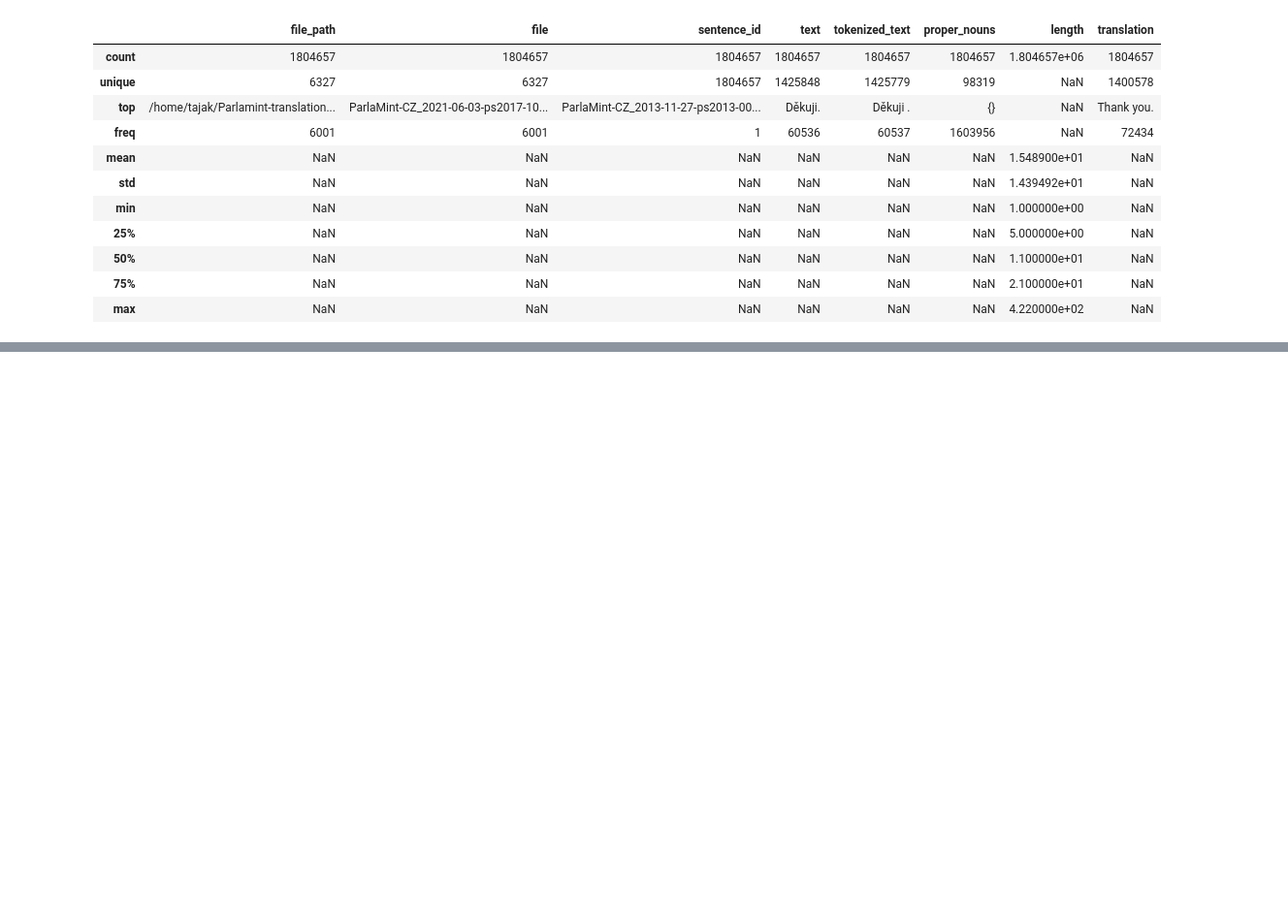
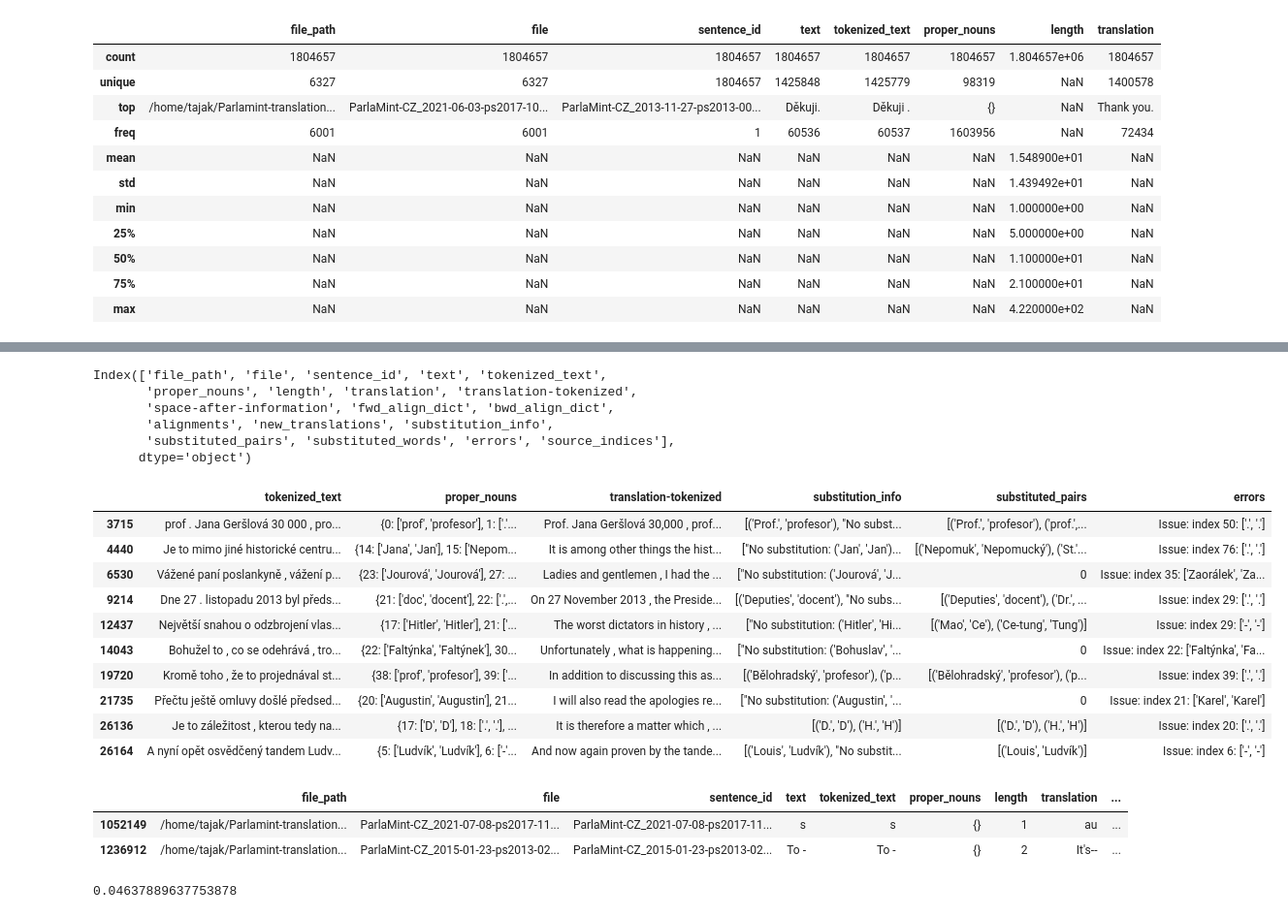
Before and after one commit to TajaKuzman/Parlamint-translation, a Jupyter notebook: analyse_results.ipynb, the cells around one changed output, grey strips where cells are left out. Shown: that part at 97% size. Cells and saved outputs as stored; diff of their text form; code cells hidden in the pictures; blank space fills up the shorter version.

```diff
--- a/analyse_results.ipynb
+++ b/analyse_results.ipynb
@@ -139,0 +157,37 @@ df.tail()
+# %%
+df.columns
+# %% [output]
+Index(['file_path', 'file', 'sentence_id', 'text', 'tokenized_text',
+       'proper_nouns', 'length', 'translation', 'translation-tokenized',
+       'space-after-information', 'fwd_align_dict', 'bwd_align_dict',
+       'alignments', 'new_translations', 'substitution_info',
+       'substituted_pairs', 'substituted_words', 'errors', 'source_indices'],
+      dtype='object')
+# %%
+# Check errors
+with pd.option_context('display.max_colwidth', None):
+	display(df[df["errors"] != "No"][['tokenized_text', 'proper_nouns', 'translation-tokenized', 'substitution_info',
+       'substituted_pairs','errors']][:10])
+# %% [output]
+|  | tokenized_text | proper_nouns | translation-tokenized | substitution_info | substituted_pairs | errors |
+| 3715 | prof . Jana Geršlová 30 000 , pro... | {0: ['prof', 'profesor'], 1: ['.'... | Prof. Jana Geršlová 30,000 , prof... | [('Prof.', 'profesor'), "No subst... | [('Prof.', 'profesor'), ('prof.',... | Issue: index 50: ['.', '.'] |
+| 4440 | Je to mimo jiné historické centru... | {14: ['Jana', 'Jan'], 15: ['Nepom... | It is among other things the hist... | ["No substitution: ('Jan', 'Jan')... | [('Nepomuk', 'Nepomucký'), ('St.'... | Issue: index 76: ['.', '.'] |
+| 6530 | Vážené paní poslankyně , vážení p... | {23: ['Jourová', 'Jourová'], 27: ... | Ladies and gentlemen , I had the ... | ["No substitution: ('Jourová', 'J... | 0 | Issue: index 35: ['Zaorálek', 'Za... |
+| 9214 | Dne 27 . listopadu 2013 byl předs... | {21: ['doc', 'docent'], 22: ['.',... | On 27 November 2013 , the Preside... | [('Deputies', 'docent'), "No subs... | [('Deputies', 'docent'), ('Dr.', ... | Issue: index 29: ['.', '.'] |
+| 12437 | Největší snahou o odzbrojení vlas... | {17: ['Hitler', 'Hitler'], 21: ['... | The worst dictators in history , ... | ["No substitution: ('Hitler', 'Hi... | [('Mao', 'Ce'), ('Ce-tung', 'Tung')] | Issue: index 29: ['-', '-'] |
+| 14043 | Bohužel to , co se odehrává , tro... | {22: ['Faltýnka', 'Faltýnek'], 30... | Unfortunately , what is happening... | ["No substitution: ('Bohuslav', '... | 0 | Issue: index 22: ['Faltýnka', 'Fa... |
+| 19720 | Kromě toho , že to projednával st... | {38: ['prof', 'profesor'], 39: ['... | In addition to discussing this as... | [('Bělohradský', 'profesor'), ('p... | [('Bělohradský', 'profesor'), ('p... | Issue: index 39: ['.', '.'] |
+| 21735 | Přečtu ještě omluvy došlé předsed... | {20: ['Augustin', 'Augustin'], 21... | I will also read the apologies re... | ["No substitution: ('Augustin', '... | 0 | Issue: index 21: ['Karel', 'Karel'] |
+| 26136 | Je to záležitost , kterou tedy na... | {17: ['D', 'D'], 18: ['.', '.'], ... | It is therefore a matter which , ... | [('D.', 'D'), ('H.', 'H')] | [('D.', 'D'), ('H.', 'H')] | Issue: index 20: ['.', '.'] |
+| 26164 | A nyní opět osvědčený tandem Ludv... | {5: ['Ludvík', 'Ludvík'], 6: ['-'... | And now again proven by the tande... | [('Louis', 'Ludvík'), "No substit... | [('Louis', 'Ludvík')] | Issue: index 6: ['-', '-'] |
+# %%
+# Check the problematic instance where alignments were empty
+df[df["alignments"] == "{}"]
+# %% [output]
+|  | file_path | file | sentence_id | text | tokenized_text | proper_nouns | length | translation | ... |
+| 1052149 | /home/tajak/Parlamint-translation... | ParlaMint-CZ_2021-07-08-ps2017-11... | ParlaMint-CZ_2021-07-08-ps2017-11... | s | s | {} | 1 | au | ... |
+| 1236912 | /home/tajak/Parlamint-translation... | ParlaMint-CZ_2015-01-23-ps2013-02... | ParlaMint-CZ_2015-01-23-ps2013-02... | To - | To - | {} | 2 | It's-- | ... |
+# %%
+(1804657-1720959)/1804657
+# %% [output]
+0.04637889637753878
```
Also changed, not shown: parts of 6 cells of this notebook, 19 other files.
